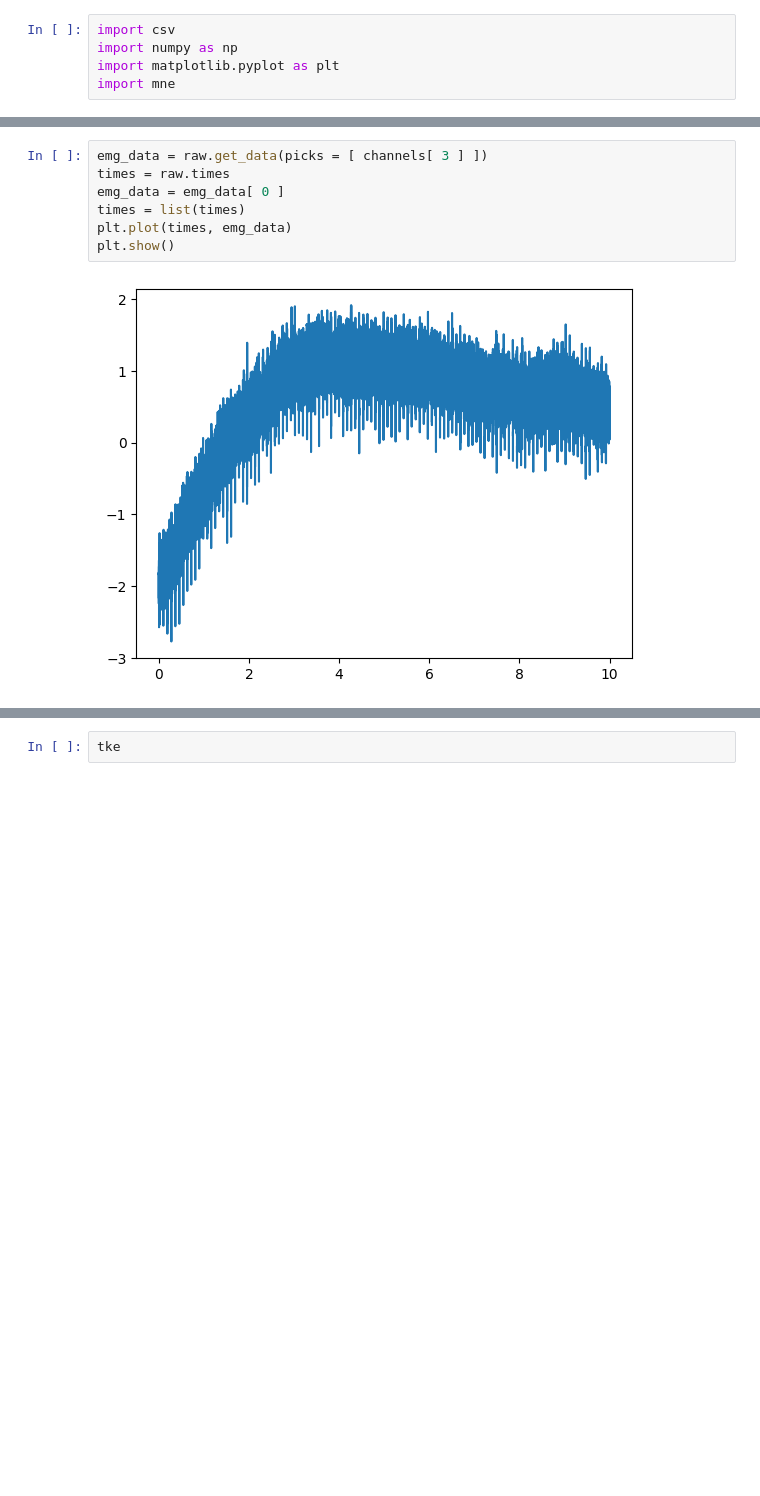
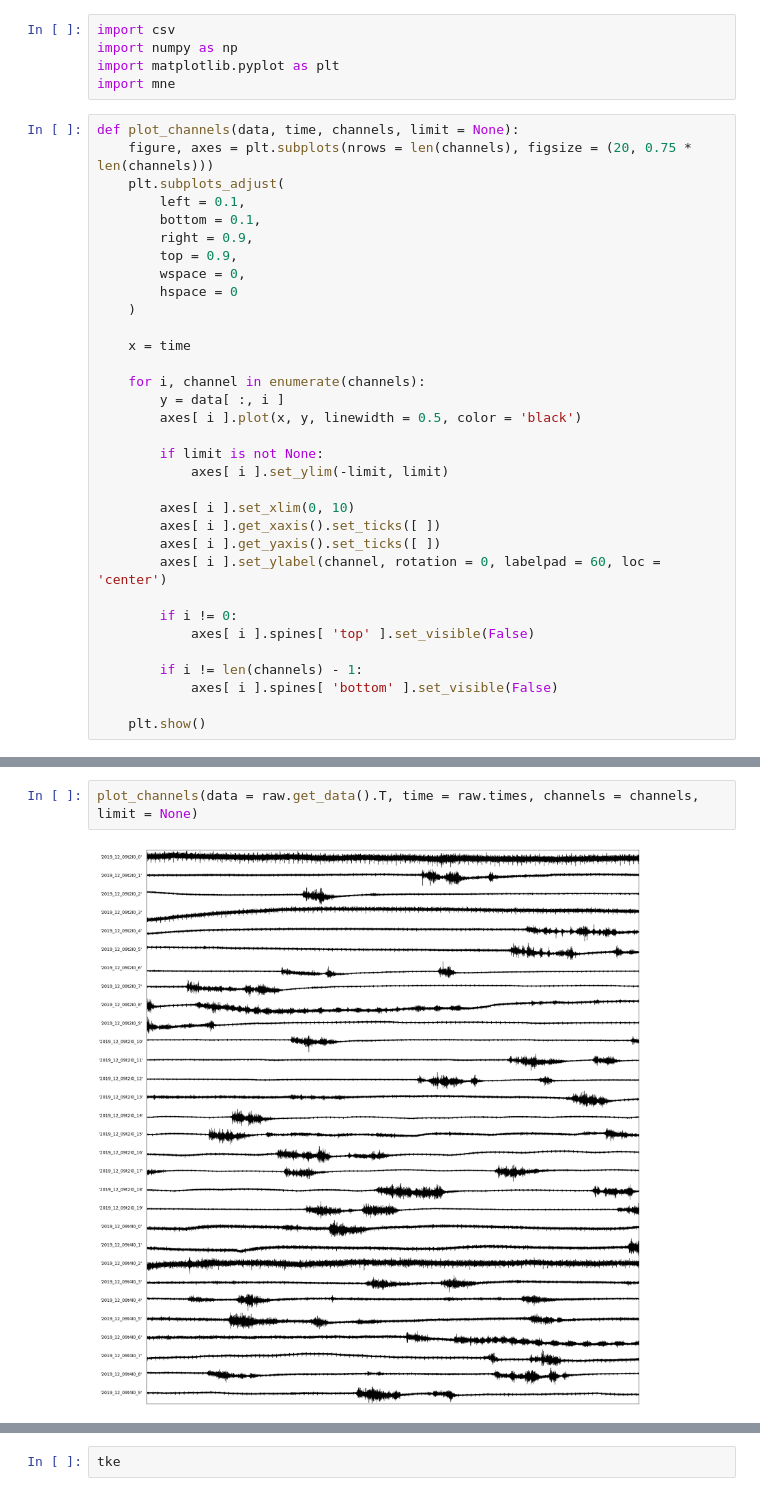
Before and after one commit to kerseviciute/spontaneous-movement, a Jupyter notebook: emg.ipynb, the cells around one changed output, grey strips where cells are left out. Cells and saved outputs as stored; diff of their text form; blank space fills up the shorter version.

Commit message:
Plot all channels non-interactively.

```diff
--- a/emg.ipynb
+++ b/emg.ipynb
@@ -3,6 +3,39 @@ import csv
 import numpy as np
 import matplotlib.pyplot as plt
 import mne
+# %%
+def plot_channels(data, time, channels, limit = None):
+    figure, axes = plt.subplots(nrows = len(channels), figsize = (20, 0.75 * len(channels)))
+    plt.subplots_adjust(
+        left = 0.1,
+        bottom = 0.1,
+        right = 0.9,
+        top = 0.9,
+        wspace = 0,
+        hspace = 0
+    )
+
+    x = time
+
+    for i, channel in enumerate(channels):
+        y = data[ :, i ]
+        axes[ i ].plot(x, y, linewidth = 0.5, color = 'black')
+
+        if limit is not None:
+            axes[ i ].set_ylim(-limit, limit)
+
+        axes[ i ].set_xlim(0, 10)
+        axes[ i ].get_xaxis().set_ticks([ ])
+        axes[ i ].get_yaxis().set_ticks([ ])
+        axes[ i ].set_ylabel(channel, rotation = 0, labelpad = 60, loc = 'center')
+
+        if i != 0:
+            axes[ i ].spines[ 'top' ].set_visible(False)
+
+        if i != len(channels) - 1:
+            axes[ i ].spines[ 'bottom' ].set_visible(False)
+
+    plt.show()
 # %%
 with open('raw/W1_C1_EMG_rest.txt', 'r') as file:
     data = np.array(list(csv.reader(file, delimiter = '\t')))
@@ -27,12 +56,7 @@ Using pyopengl with version 3.1.6
 # %%
-emg_data = raw.get_data(picks = [ channels[ 3 ] ])
-times = raw.times
-emg_data = emg_data[ 0 ]
-times = list(times)
-plt.plot(times, emg_data)
-plt.show()
+plot_channels(data = raw.get_data().T, time = raw.times, channels = channels, limit = None)
 # %% [output]
-[figure, old version]
+[figure, new version]
 # %%
 # Periodogram
 raw.compute_psd(picks = 'emg').plot(picks = 'emg')
```
Also changed, not shown: parts of 13 cells of this notebook.
